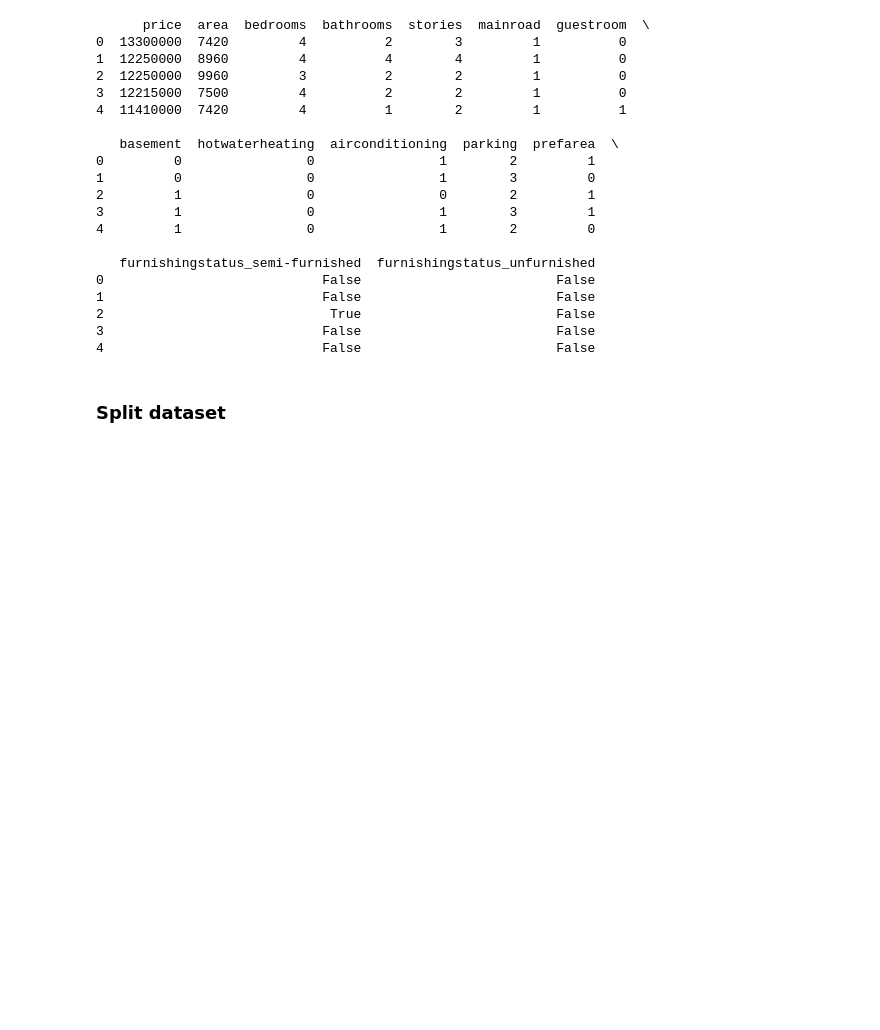
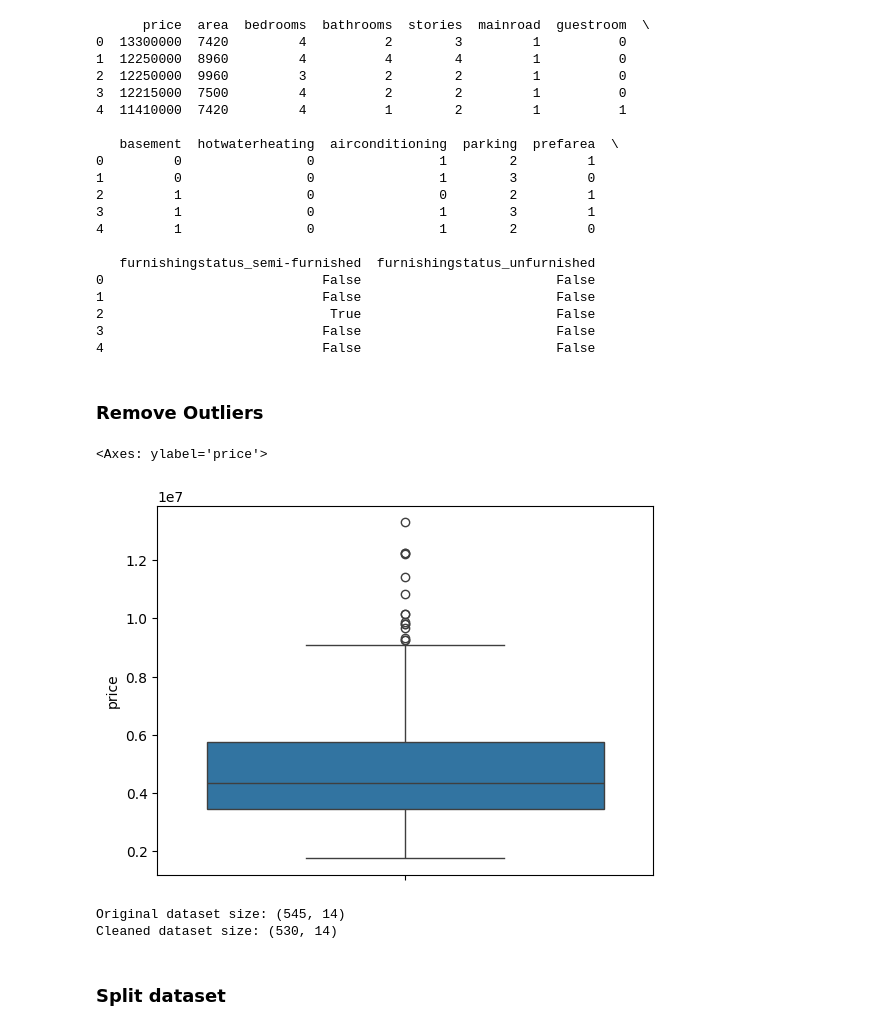
Before and after one commit to fullstacksam23/Linear-Regression, a Jupyter notebook: linear-regression.ipynb, the cells around one changed output. Saved outputs shown, nothing was run; the diff lists cells and outputs as text; code cells hidden in the pictures; blank space fills up the shorter version.

Commit message:
add outlier removal

```diff
--- a/linear-regression.ipynb
+++ b/linear-regression.ipynb
@@ -166,6 +166,37 @@ print(df.head())
 2                             True                         False
 3                            False                         False
 4                            False                         False
+# %% [markdown]
+### Remove Outliers
+# %%
+import seaborn as sns
+sns.boxplot(df['price'])
+# %% [output]
+<Axes: ylabel='price'>
+[figure, added]
+# %%
+# Step 1: Compute Q1 and Q3
+Q1 = df['price'].quantile(0.25)
+Q3 = df['price'].quantile(0.75)
+
+# Step 2: Compute IQR
+IQR = Q3 - Q1
+
+# Step 3: Compute bounds
+lower_bound = Q1 - 1.5 * IQR
+upper_bound = Q3 + 1.5 * IQR
+
+print("Original dataset size:", df.shape)
+# Step 4: Filter dataset
+df = df[
+    (df['price'] >= lower_bound) &
+    (df['price'] <= upper_bound)
+]
+
+print("Cleaned dataset size:", df.shape)
+# %% [output]
+Original dataset size: (545, 14)
+Cleaned dataset size: (530, 14)
 # %% [markdown]
 ### Split dataset
 # %%
```
Also changed, not shown: parts of 6 cells of this notebook, 1 other file.
